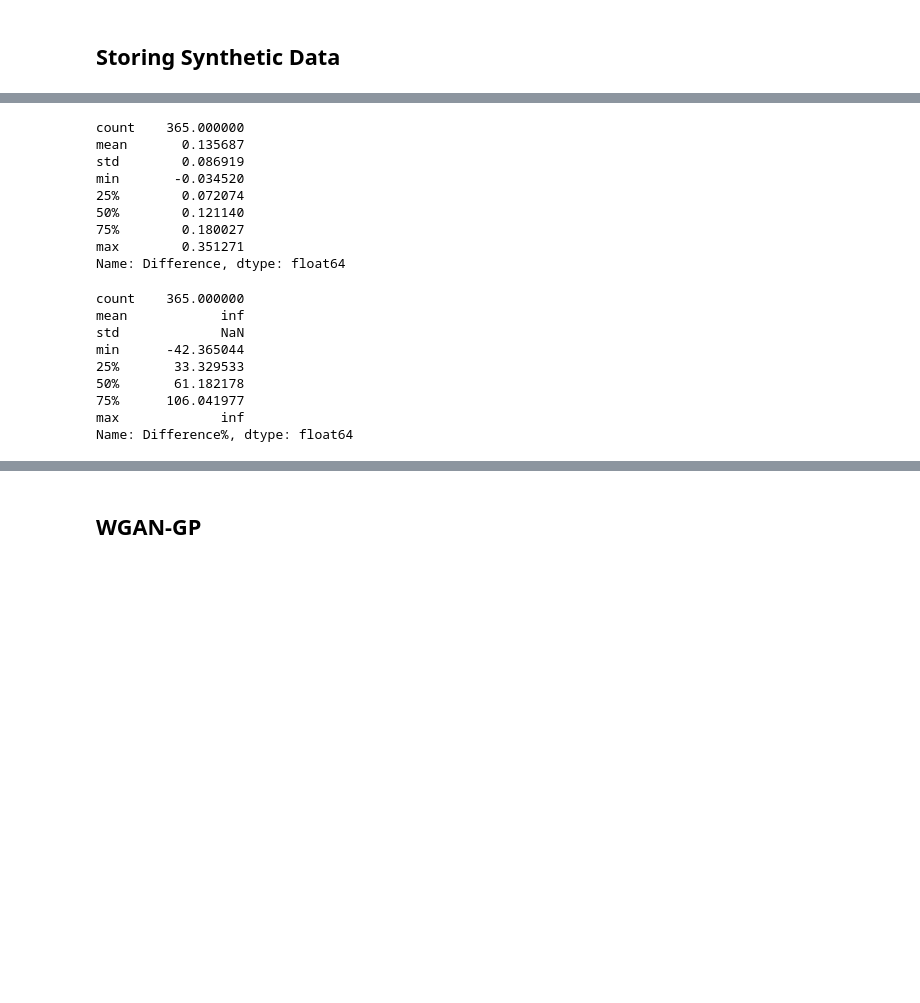
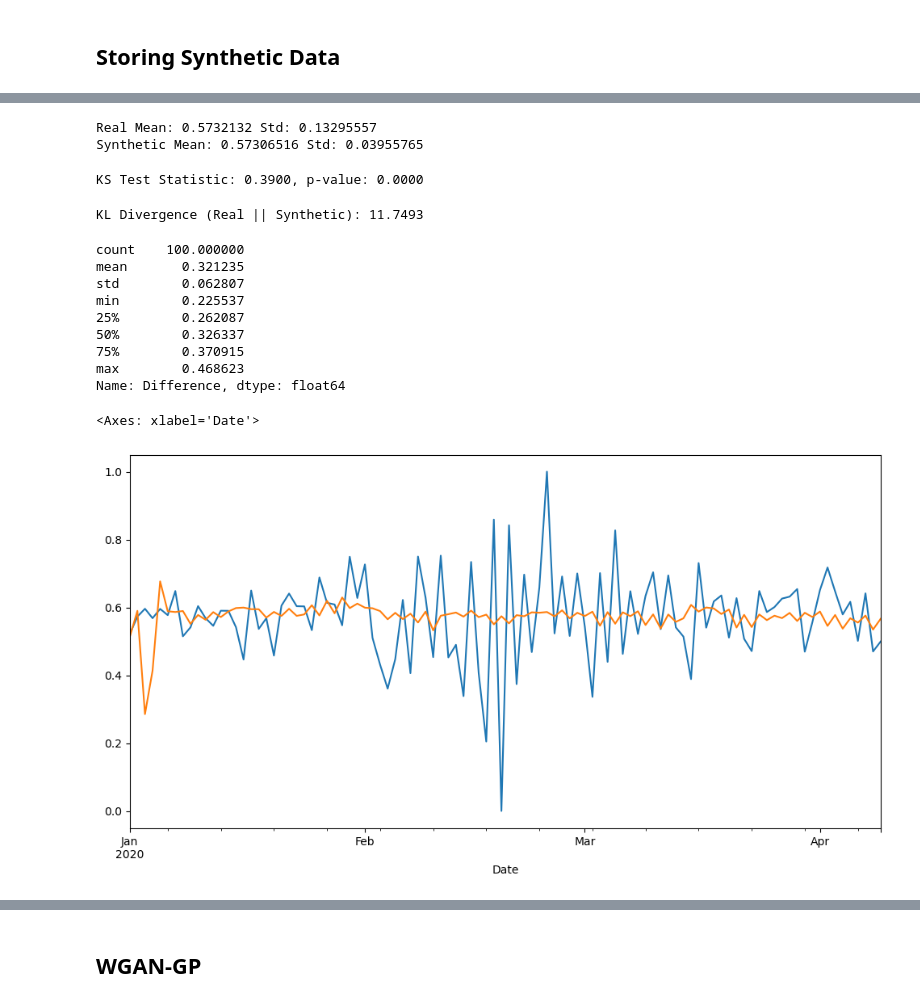
Before and after one commit to victorsobottka/bse-thesis-synthetic-data, a Jupyter notebook: GANs.ipynb, the cells around one changed output, grey strips where cells are left out. Cells and saved outputs as stored; diff of their text form; code cells hidden in the pictures; blank space fills up the shorter version.

```diff
--- a/GANs.ipynb
+++ b/GANs.ipynb
@@ -825,29 +1217,58 @@ df.head(50)
+# %%
+print("Real Mean:", real_series.mean(), "Std:", real_series.std())
+print("Synthetic Mean:", synthetic_series.mean(), "Std:", synthetic_series.std())
+# %% [output]
+Real Mean: 0.5732132 Std: 0.13295557
+Synthetic Mean: 0.57306516 Std: 0.03955765
+# %%
+#Kolmogorov-Smirnov (KS) Test
+
+from scipy.stats import ks_2samp
+
+ks_stat, p_value = ks_2samp(real_series, synthetic_series)
+print(f"KS Test Statistic: {ks_stat:.4f}, p-value: {p_value:.4f}")
+# %% [output]
+KS Test Statistic: 0.3900, p-value: 0.0000
+# %%
+#Kullback-Leibler (KL) Divergence
+
+import numpy as np
+from scipy.stats import entropy
+
+# Normalize to probability distributions (histograms)
+real_hist, bin_edges = np.histogram(real_series, bins=50, density=True)
+synthetic_hist, _ = np.histogram(synthetic_series, bins=bin_edges, density=True)
+
+# Avoid division by zero or log(0) by adding a small epsilon
+epsilon = 1e-10
+real_hist += epsilon
+synthetic_hist += epsilon
+
+# KL Divergence
+kl_div = entropy(real_hist, synthetic_hist)
+print(f"KL Divergence (Real || Synthetic): {kl_div:.4f}")
+# %% [output]
+KL Divergence (Real || Synthetic): 11.7493
 # %%
-df['Difference'] = (df['Synthetic'] - df['Real'])
-df['Difference%'] = (df['Difference'] / df['Real']) * 100
-df['Difference'].describe()
+df_TimeGAN['Difference'] = (df_TimeGAN['Synthetic'] - df_TimeGAN['Real'])
+df_TimeGAN['Difference%'] = (df_TimeGAN['Difference'] / df_TimeGAN['Real']) * 100
+df_TimeGAN['Difference'].describe()
 # %% [output]
-count    365.000000
-mean       0.135687
-std        0.086919
-min       -0.034520
-25%        0.072074
-50%        0.121140
-75%        0.180027
-max        0.351271
+count    100.000000
+mean       0.321235
+std        0.062807
+min        0.225537
+25%        0.262087
+50%        0.326337
+75%        0.370915
+max        0.468623
 Name: Difference, dtype: float64
-# %%
-df['Difference%'].describe()
-# %% [output]
-count    365.000000
-mean            inf
-std             NaN
-min      -42.365044
-25%       33.329533
-50%       61.182178
-75%      106.041977
-max             inf
-Name: Difference%, dtype: float64
+# %%
+df_TimeGAN['Real'].plot(label='Real', figsize=(12, 6))
+df_TimeGAN['Synthetic'].plot(label='Synthetic')
+# %% [output]
+<Axes: xlabel='Date'>
+[figure, added]
 # %%
 # Plot distribution of synthetic vs real data
 import seaborn as sns
```
Also changed, not shown: parts of 19 cells of this notebook, 13 other files.
